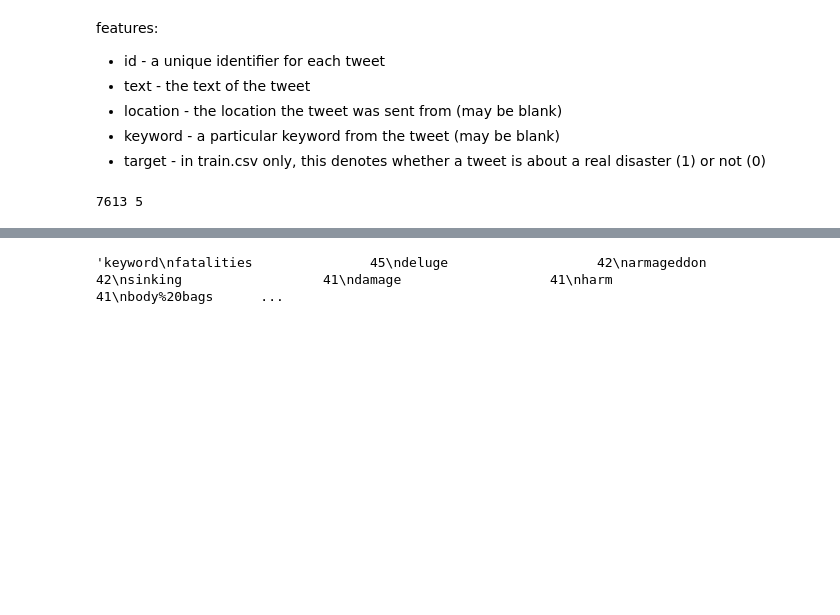
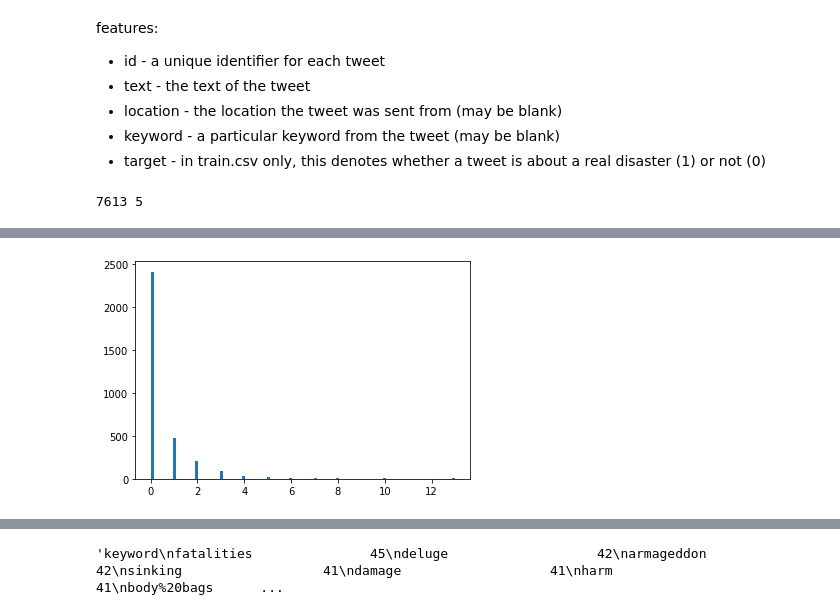
Before and after one commit to benon33/w207-final, a Jupyter notebook: Aastha_EDA.ipynb, the cells around one changed output, grey strips where cells are left out. Drawn from its saved outputs; the diff is of its cells as text; code cells hidden in the pictures; blank space fills up the shorter version.

```diff
--- a/Aastha_EDA.ipynb
+++ b/Aastha_EDA.ipynb
@@ -110,0 +178,6 @@ train_data
+# %%
+plt.hist(disaster_train_data.hashtag_count, bins='auto')
+plt.title="Hashtag Count Distribution for Disaster Training Data"
+plt.show()
+# %% [output]
+[figure, added]
```
Also changed, not shown: parts of 13 cells of this notebook.
